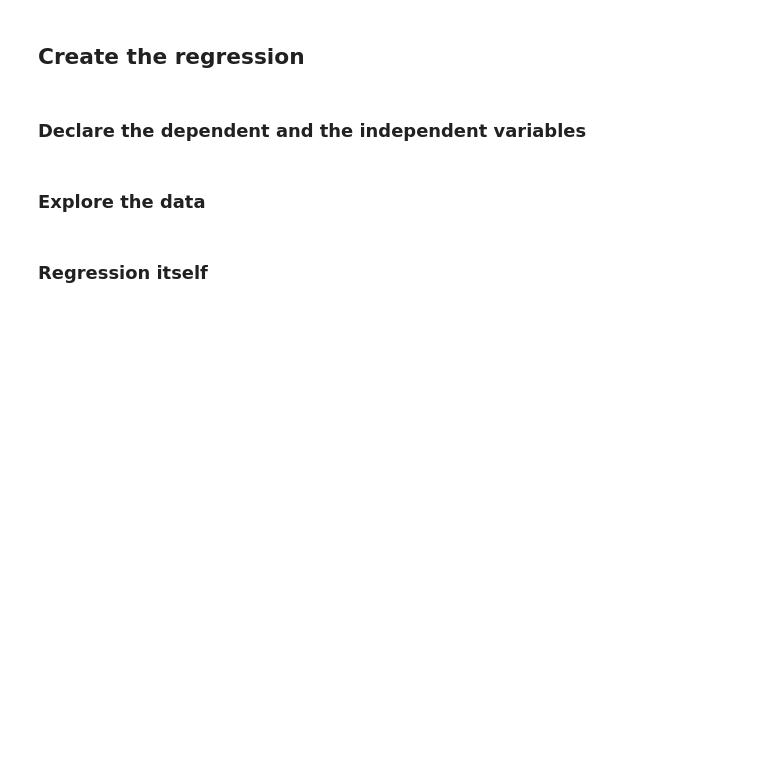
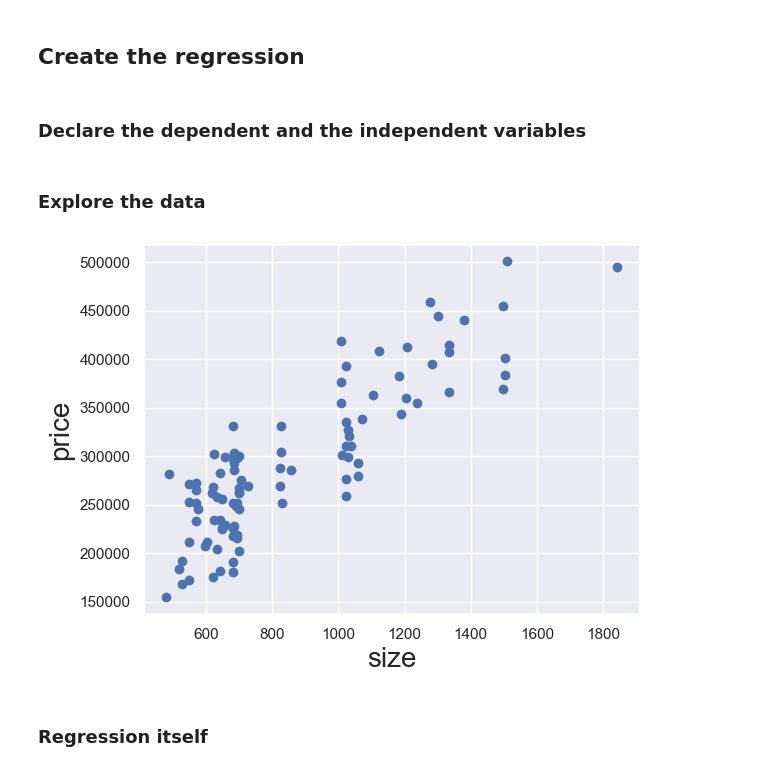
Before and after one commit to Briankipkemboi78/Data-Science, a Jupyter notebook: Simple+Linear+Regression+Exercise.ipynb, the cells around one changed output. Saved outputs shown, nothing was run; the diff lists cells and outputs as text; code cells hidden in the pictures; blank space fills up the shorter version.

Commit message:
Adding Seaborn effect

```diff
--- a/Simple+Linear+Regression+Exercise.ipynb
+++ b/Simple+Linear+Regression+Exercise.ipynb
@@ -17,2 +38,11 @@ Good luck!
+# %%
+import pandas as pd
+import numpy as np
+import matplotlib.pyplot as plt
+import seaborn as sns
+import statsmodels.api as sm
+sns.set()
 # %% [markdown]
 ## Load the data
+# %%
+data = pd.read_csv("real_estate_price_size.csv")
@@ -20,7 +59,17 @@ Good luck!
 ## Create the regression
 # %% [markdown]
 ### Declare the dependent and the independent variables
+# %%
+x = data['size']
+y = data['price']
 # %% [markdown]
 ### Explore the data
+# %%
+plt.scatter(x,y)
+plt.xlabel('size', fontsize = 20)
+plt.ylabel('price', fontsize = 20)
+plt.show()
+# %% [output]
+[figure, added]
 # %% [markdown]
 ### Regression itself
```
Also changed, not shown: parts of 4 cells of this notebook.
